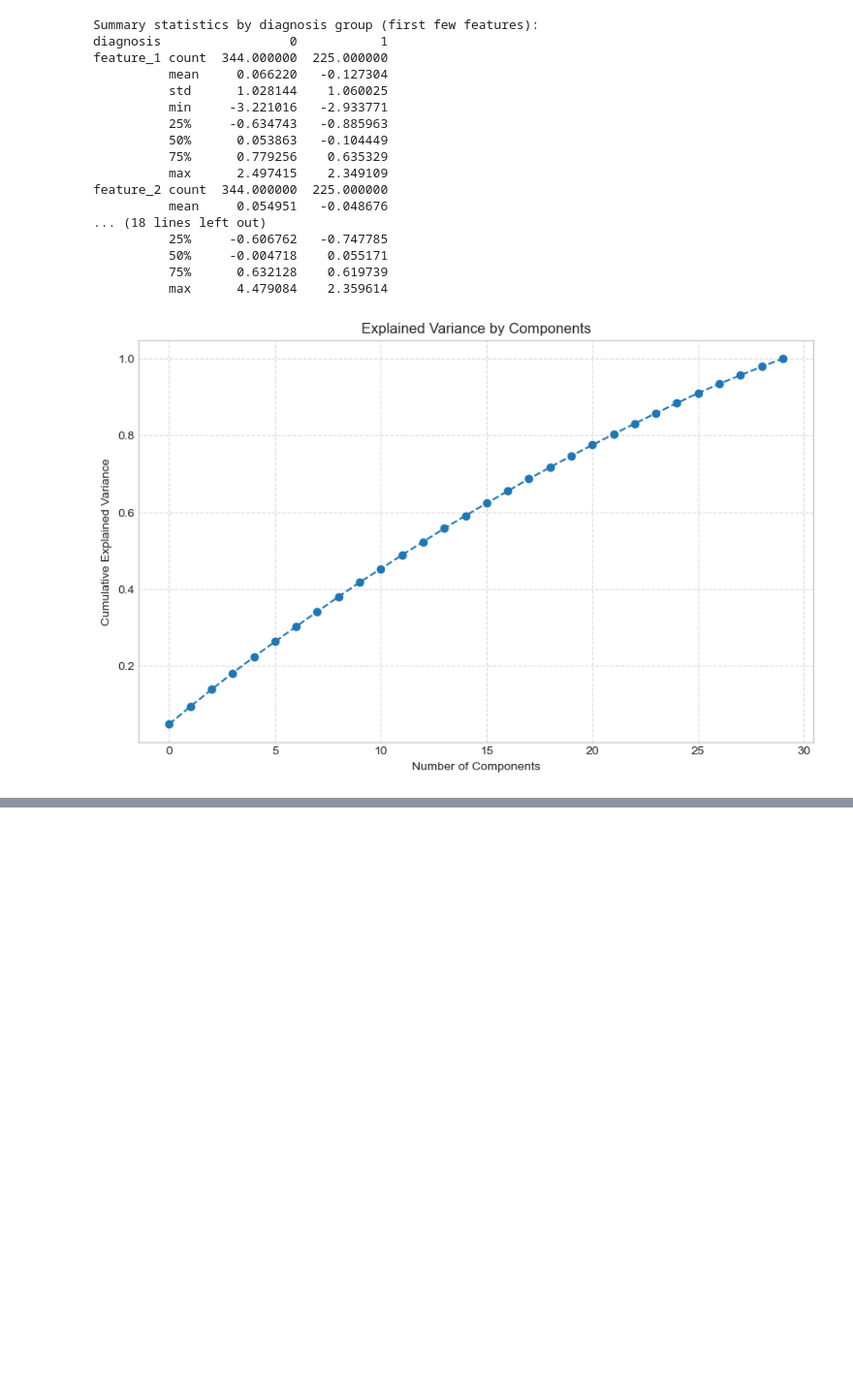
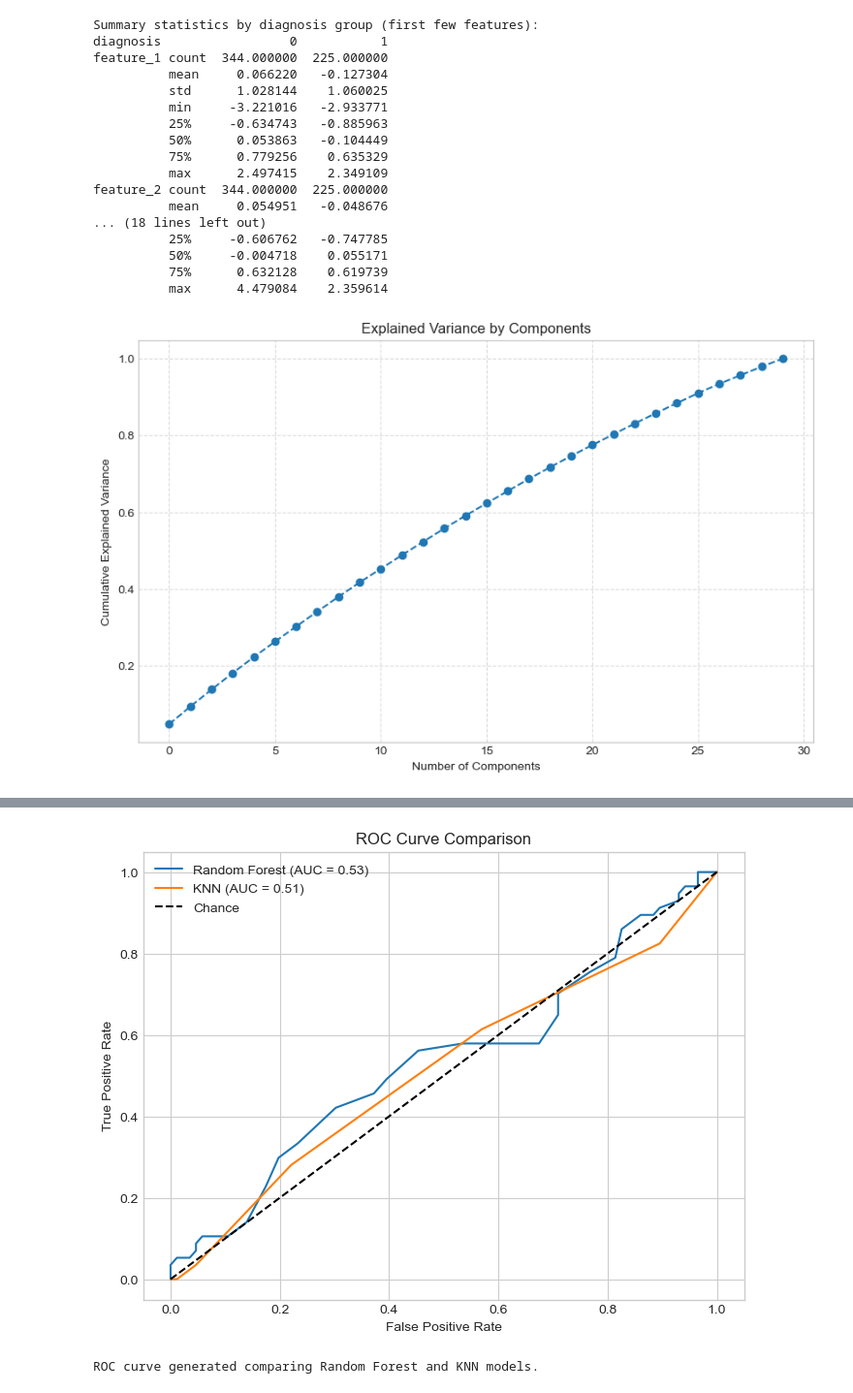
Before and after one commit to betinahonyango/breast-cancer-milestone.csv, a Jupyter notebook: breast_cancer.ipynb, the cells around one changed output, grey strips where cells are left out. Shown at 97% size. Cells and saved outputs as stored; diff of their text form; code cells hidden in the pictures; blank space fills up the shorter version.

```diff
--- a/breast_cancer.ipynb
+++ b/breast_cancer.ipynb
@@ -381,0 +687,78 @@ feature_2 count  344.000000  225.000000
+# %%
+# Import necessary libraries
+import pandas as pd
+import numpy as np
+from sklearn.model_selection import train_test_split
+from sklearn.ensemble import RandomForestClassifier
+from sklearn.neighbors import KNeighborsClassifier
+from sklearn.preprocessing import StandardScaler, LabelEncoder
+from sklearn.metrics import roc_curve, roc_auc_score
+import matplotlib.pyplot as plt
+import seaborn as sns
+
+# Load dataset
+
+df = pd.read_csv(r"synthetic_breast_cancer.csv")
+
+# Check for target column. If 'diagnosis_encoded' is not present, encode the 'diagnosis' column
+if 'diagnosis_encoded' not in df.columns:
+    # Ensure there's a 'diagnosis' column
+    if 'diagnosis' in df.columns:
+        le = LabelEncoder()
+        df['diagnosis_encoded'] = le.fit_transform(df['diagnosis'])
+    else:
+        raise ValueError('No diagnosis column found to encode. Please check your dataset.')
+
+# Define X and y. We exclude the original diagnosis column if it exists
+cols_to_drop = ['diagnosis', 'diagnosis_encoded']
+X = df.drop(columns=[col for col in cols_to_drop if col in df.columns])
+y = df['diagnosis_encoded']
+
+# Split the dataset into training and test sets
+X_train, X_test, y_train, y_test = train_test_split(X, y, stratify=y, random_state=42)
+
+# -----------------------------
+# Random Forest Classifier
+# -----------------------------
+rf = RandomForestClassifier(random_state=42)
+rf.fit(X_train, y_train)
+# Get predicted probabilities for positive class (assumed to be class 1)
+y_prob_rf = rf.predict_proba(X_test)[:, 1]
+
+# -----------------------------
+# K-Nearest Neighbors Classifier
+# -----------------------------
+# Scale the features for KNN
+scaler = StandardScaler()
+X_train_scaled = scaler.fit_transform(X_train)
+X_test_scaled = scaler.transform(X_test)
+
+knn = KNeighborsClassifier()
+knn.fit(X_train_scaled, y_train)
+# Get predicted probabilities for positive class (assumed to be class 1)
+y_prob_knn = knn.predict_proba(X_test_scaled)[:, 1]
+
+# -----------------------------
+# Compute ROC Curves and AUC scores
+# -----------------------------
+fpr_rf, tpr_rf, thresholds_rf = roc_curve(y_test, y_prob_rf)
+fpr_knn, tpr_knn, thresholds_knn = roc_curve(y_test, y_prob_knn)
+
+roc_auc_rf = roc_auc_score(y_test, y_prob_rf)
+roc_auc_knn = roc_auc_score(y_test, y_prob_knn)
+
+# Plot the ROC Curves
+plt.figure(figsize=(8, 6))
+plt.plot(fpr_rf, tpr_rf, label='Random Forest (AUC = ' + str(round(roc_auc_rf, 2)) + ')')
+plt.plot(fpr_knn, tpr_knn, label='KNN (AUC = ' + str(round(roc_auc_knn, 2)) + ')')
+plt.plot([0, 1], [0, 1], 'k--', label='Chance')
+plt.xlabel('False Positive Rate')
+plt.ylabel('True Positive Rate')
+plt.title('ROC Curve Comparison')
+plt.legend()
+plt.show()
+
+print('ROC curve generated comparing Random Forest and KNN models.')
+# %% [output]
+[figure, added]
+ROC curve generated comparing Random Forest and KNN models.
```
Also changed, not shown: parts of 4 cells of this notebook.
